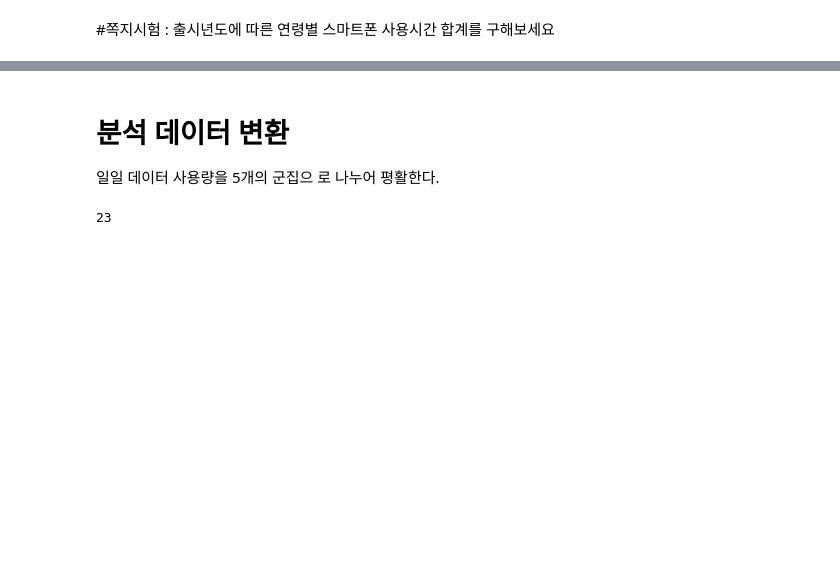
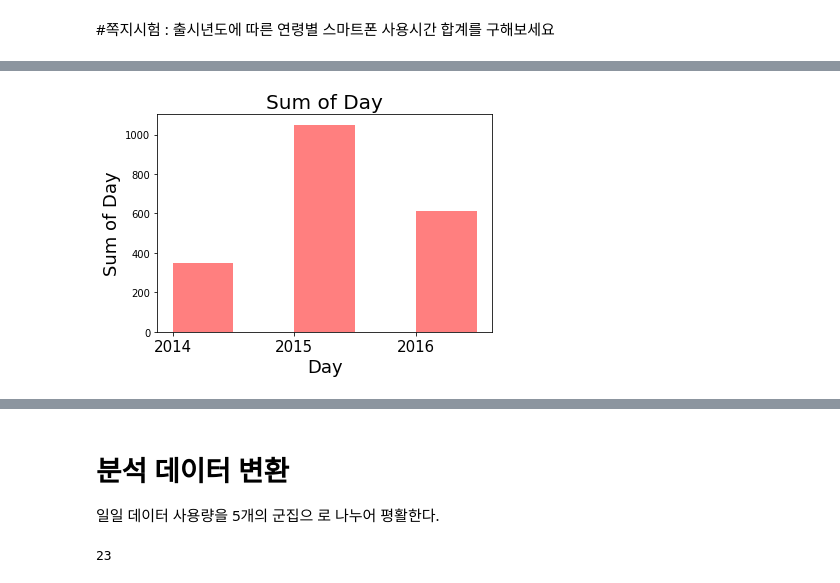
Before and after one commit to onlookertozip/bigStudy, a Jupyter notebook: 분석_미니프로젝트.ipynb, the cells around one changed output, grey strips where cells are left out. Drawn from its saved outputs; the diff is of its cells as text; code cells hidden in the pictures; blank space fills up the shorter version.

```diff
--- a/분석_미니프로젝트.ipynb
+++ b/분석_미니프로젝트.ipynb
@@ -418,0 +490,19 @@ len(스마트폰데이터사용량)
+# %%
+plt.bar(
+    index, sum_by_day,
+    color='red',
+    alpha=0.5,
+    width=0.5, #기본값 0.8
+    align='edge' #default : center
+)
+
+plt.title('Sum of Day', fontsize=20)
+
+plt.xlabel('Day', fontsize=18)
+plt.ylabel('Sum of Day', fontsize=18)
+
+plt.xticks(index, label, fontsize=15)
+
+plt.show()
+# %% [output]
+[figure, added]
```
Also changed, not shown: parts of 31 cells of this notebook.
